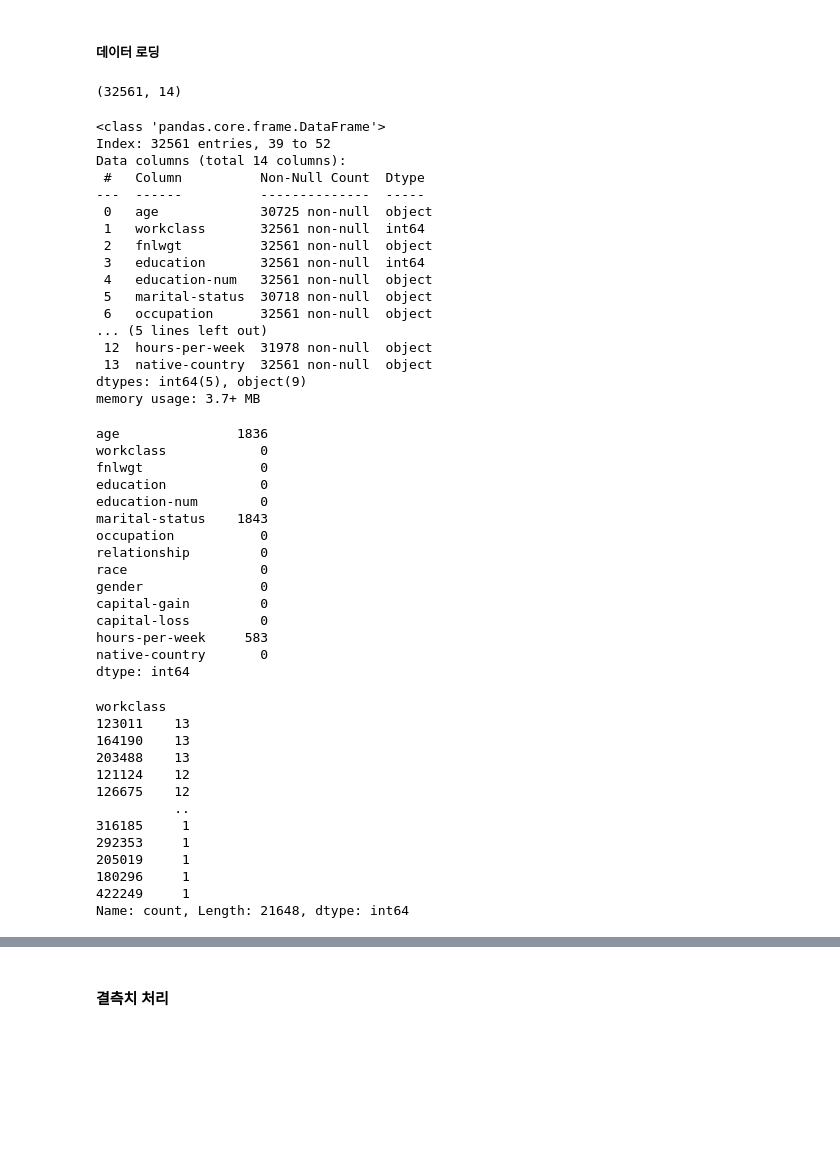
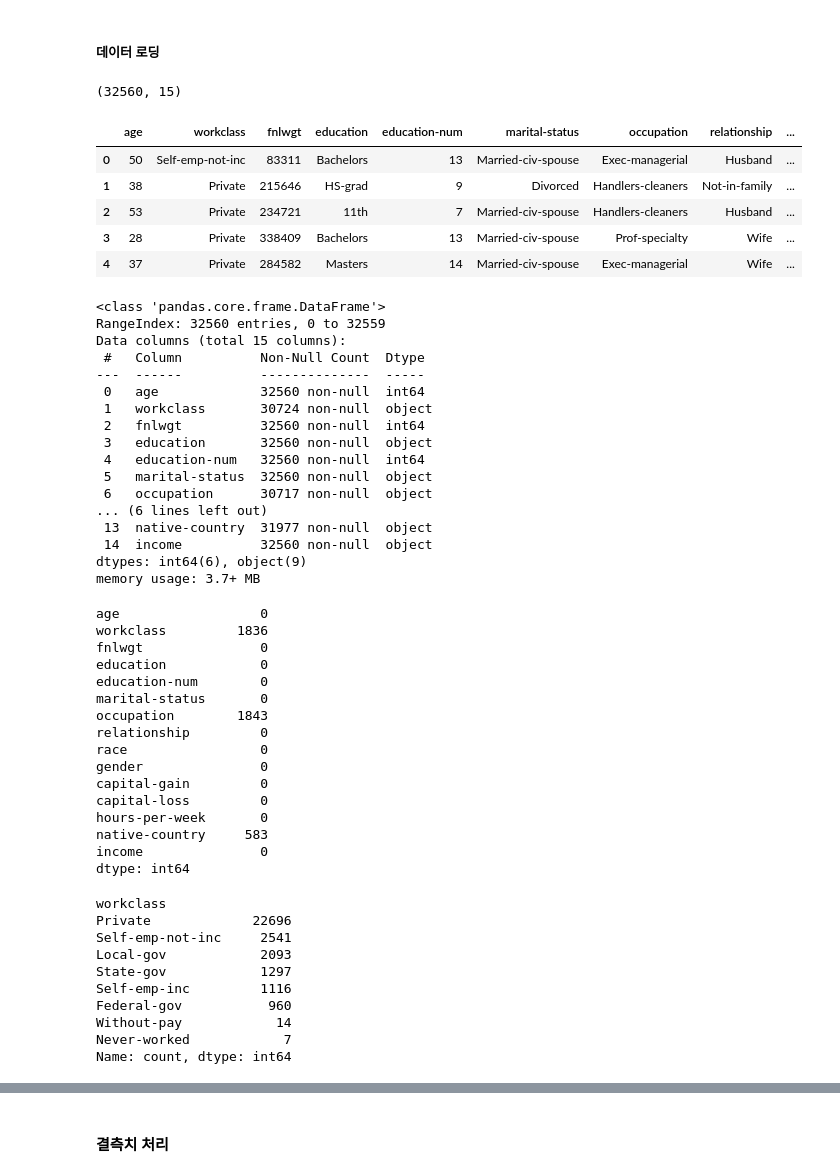
Before and after one commit to Wjaehyun/SKN21, a Jupyter notebook: 06_machine_learning/04_데이터_전처리.ipynb, the cells around one changed output, grey strips where cells are left out. Cells and saved outputs as stored; diff of their text form; code cells hidden in the pictures; blank space fills up the shorter version.

```diff
--- a/06_machine_learning/04_데이터_전처리.ipynb
+++ b/06_machine_learning/04_데이터_전처리.ipynb
@@ -673,8 +673,8 @@ array([[1., 0., 0., 0., 0., 0.],
 import pandas as pd
 import numpy as np
 # %%
-cols = ['age', 'workclass','fnlwgt','education', 'education-num', 'marital-status', 'occupation','relationship', 'race', 'gender','capital-gain','capital-loss', 'hours-per-week','native-country']
-category_columns = ['workclass','education','marital-status', 'occupation','relationship','race','gender','native-country', 'income']
+cols = ['age', 'workclass','fnlwgt','education', 'education-num', 'marital-status', 'occupation','relationship', 'race', 'gender','capital-gain','capital-loss', 'hours-per-week','native-country', 'income']
+category_columns = ['workclass','education','marital-status', 'occupation','relationship','race','gender','native-country']
 number_columns = ['age','fnlwgt', 'education-num','capital-gain','capital-loss','hours-per-week']
 target = "income"
 # %% [markdown]
@@ -684,69 +684,76 @@ import pandas as pd
 
 data = pd.read_csv(
     'data/adult.data',
-    header=None,      # 첫번째 라인부터 데이터일 경우.
+    header=0,      # 첫번째 라인부터 데이터일 경우.
     names=cols,       # header(컬럼명) 지정
     na_values='?',    # 결측치로 읽을 값 설정.
     skipinitialspace=True # 값 앞의 공백을 제거하고 읽는다. , abc -> ' abc', 'abc'
 )
 data.shape
 # %% [output]
-(32561, 14)
+(32560, 15)
+# %%
+data.head()
+# %% [output]
+|  | age | workclass | fnlwgt | education | education-num | marital-status | occupation | relationship | ... |
+| 0 | 50 | Self-emp-not-inc | 83311 | Bachelors | 13 | Married-civ-spouse | Exec-managerial | Husband | ... |
+| 1 | 38 | Private | 215646 | HS-grad | 9 | Divorced | Handlers-cleaners | Not-in-family | ... |
+| 2 | 53 | Private | 234721 | 11th | 7 | Married-civ-spouse | Handlers-cleaners | Husband | ... |
+| 3 | 28 | Private | 338409 | Bachelors | 13 | Married-civ-spouse | Prof-specialty | Wife | ... |
+| 4 | 37 | Private | 284582 | Masters | 14 | Married-civ-spouse | Exec-managerial | Wife | ... |
 # %%
 data.info()
 # %% [output]
 <class 'pandas.core.frame.DataFrame'>
-Index: 32561 entries, 39 to 52
-Data columns (total 14 columns):
+RangeIndex: 32560 entries, 0 to 32559
+Data columns (total 15 columns):
  #   Column          Non-Null Count  Dtype
 ---  ------          --------------  -----
- 0   age             30725 non-null  object
- 1   workclass       32561 non-null  int64
- 2   fnlwgt          32561 non-null  object
- 3   education       32561 non-null  int64
- 4   education-num   32561 non-null  object
- 5   marital-status  30718 non-null  object
- 6   occupation      32561 non-null  object
-... (5 lines left out)
- 12  hours-per-week  31978 non-null  object
- 13  native-country  32561 non-null  object
-dtypes: int64(5), object(9)
+ 0   age             32560 non-null  int64
+ 1   workclass       30724 non-null  object
+ 2   fnlwgt          32560 non-null  int64
+ 3   education       32560 non-null  object
+ 4   education-num   32560 non-null  int64
+ 5   marital-status  32560 non-null  object
+ 6   occupation      30717 non-null  object
+... (6 lines left out)
+ 13  native-country  31977 non-null  object
+ 14  income          32560 non-null  object
+dtypes: int64(6), object(9)
 memory usage: 3.7+ MB
 # %%
 data.isnull().sum()
 # %% [output]
-age               1836
-workclass            0
+age                  0
+workclass         1836
 fnlwgt               0
 education            0
 education-num        0
-marital-status    1843
-occupation           0
+marital-status       0
+occupation        1843
 relationship         0
 race                 0
 gender               0
 capital-gain         0
 capital-loss         0
-hours-per-week     583
-native-country       0
+hours-per-week       0
+native-country     583
+income               0
 dtype: int64
 # %%
 ### 결측치 있는 범주형 값들 조회
 data['workclass'].value_counts()
 # %% [output]
 workclass
-123011    13
-164190    13
-203488    13
-121124    12
-126675    12
-          ..
-316185     1
-292353     1
-205019     1
-180296     1
-422249     1
-Name: count, Length: 21648, dtype: int64
+Private             22696
+Self-emp-not-inc     2541
+Local-gov            2093
+State-gov            1297
+Self-emp-inc         1116
+Federal-gov           960
+Without-pay            14
+Never-worked            7
+Name: count, dtype: int64
 # %%
 data['occupation'].value_counts()
 # %% [output]
```
Also changed, not shown: parts of 20 cells of this notebook, 1 other file.
